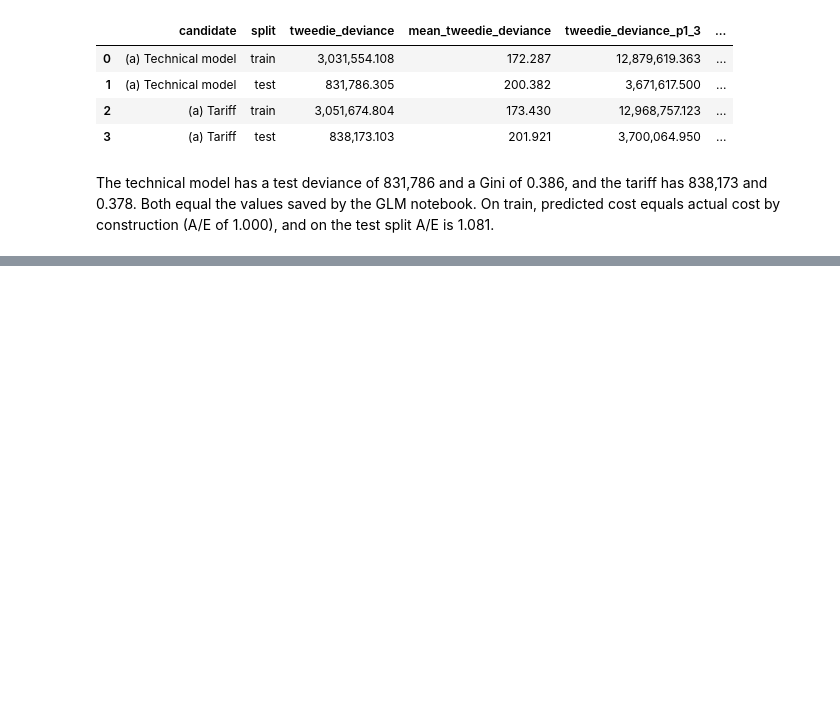
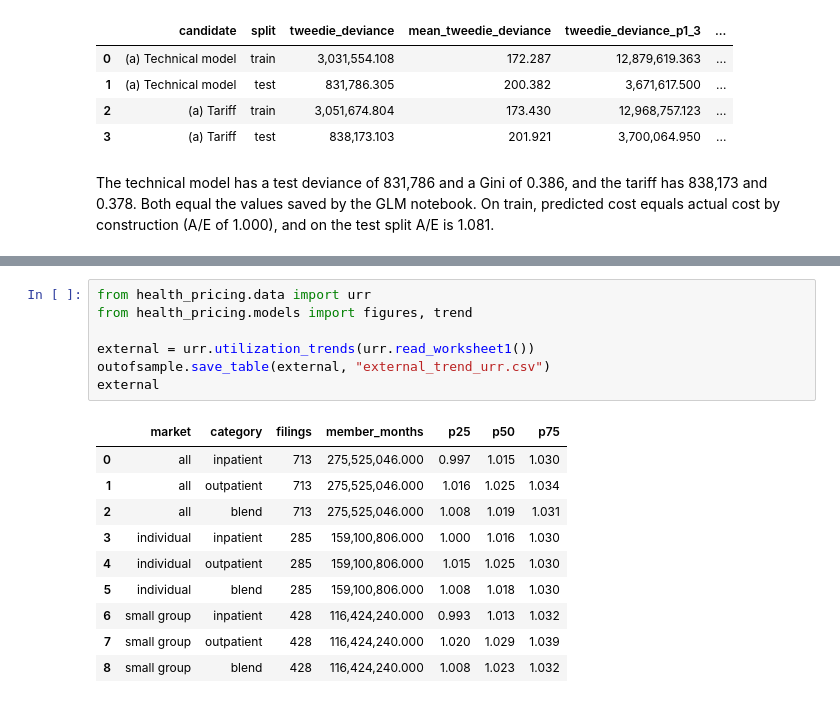
Before and after one commit to asudarmo/health-pricing-meps, a Jupyter notebook: notebooks/04_monitoring.ipynb, the cells around one changed output, grey strips where cells are left out. Saved outputs shown, nothing was run; the diff lists cells and outputs as text; blank space fills up the shorter version.

```diff
--- a/notebooks/04_monitoring.ipynb
+++ b/notebooks/04_monitoring.ipynb
@@ -120,0 +138,18 @@ split A/E is 1.081.
+# %%
+from health_pricing.data import urr
+from health_pricing.models import figures, trend
+
+external = urr.utilization_trends(urr.read_worksheet1())
+outofsample.save_table(external, "external_trend_urr.csv")
+external
+# %% [output]
+|  | market | category | filings | member_months | p25 | p50 | p75 |
+| 0 | all | inpatient | 713 | 275,525,046.000 | 0.997 | 1.015 | 1.030 |
+| 1 | all | outpatient | 713 | 275,525,046.000 | 1.016 | 1.025 | 1.034 |
+| 2 | all | blend | 713 | 275,525,046.000 | 1.008 | 1.019 | 1.031 |
+| 3 | individual | inpatient | 285 | 159,100,806.000 | 1.000 | 1.016 | 1.030 |
+| 4 | individual | outpatient | 285 | 159,100,806.000 | 1.015 | 1.025 | 1.030 |
+| 5 | individual | blend | 285 | 159,100,806.000 | 1.008 | 1.018 | 1.030 |
+| 6 | small group | inpatient | 428 | 116,424,240.000 | 0.993 | 1.013 | 1.032 |
+| 7 | small group | outpatient | 428 | 116,424,240.000 | 1.020 | 1.029 | 1.039 |
+| 8 | small group | blend | 428 | 116,424,240.000 | 1.008 | 1.023 | 1.032 |
```
Also changed, not shown: parts of 19 cells of this notebook, 12 other files.
